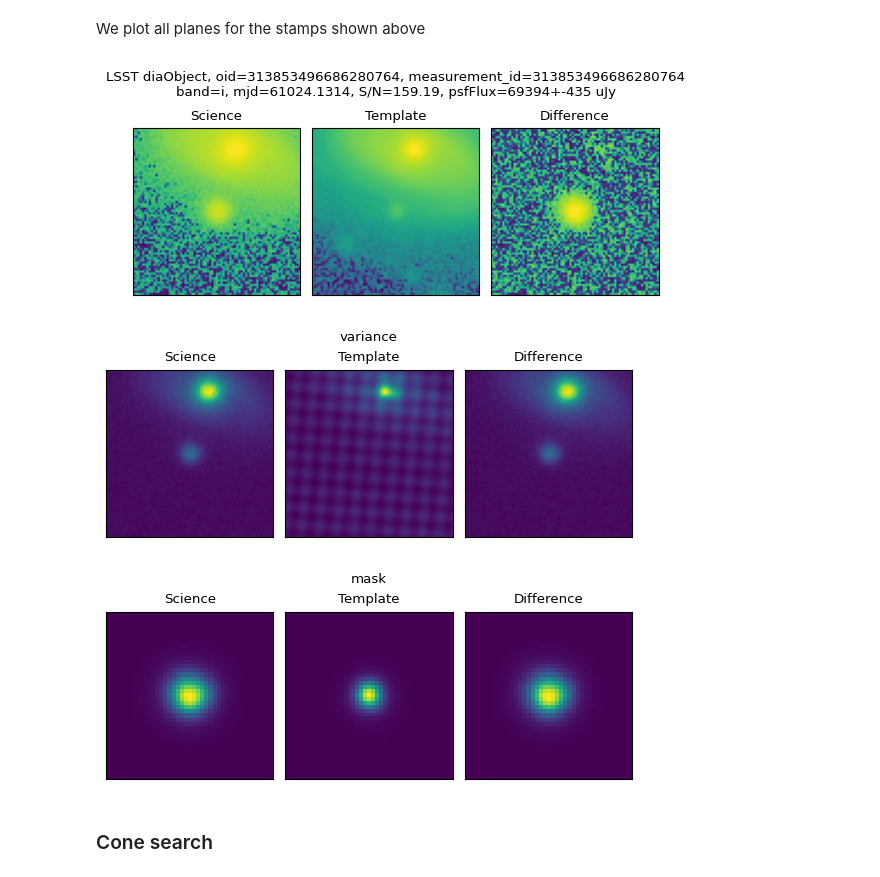
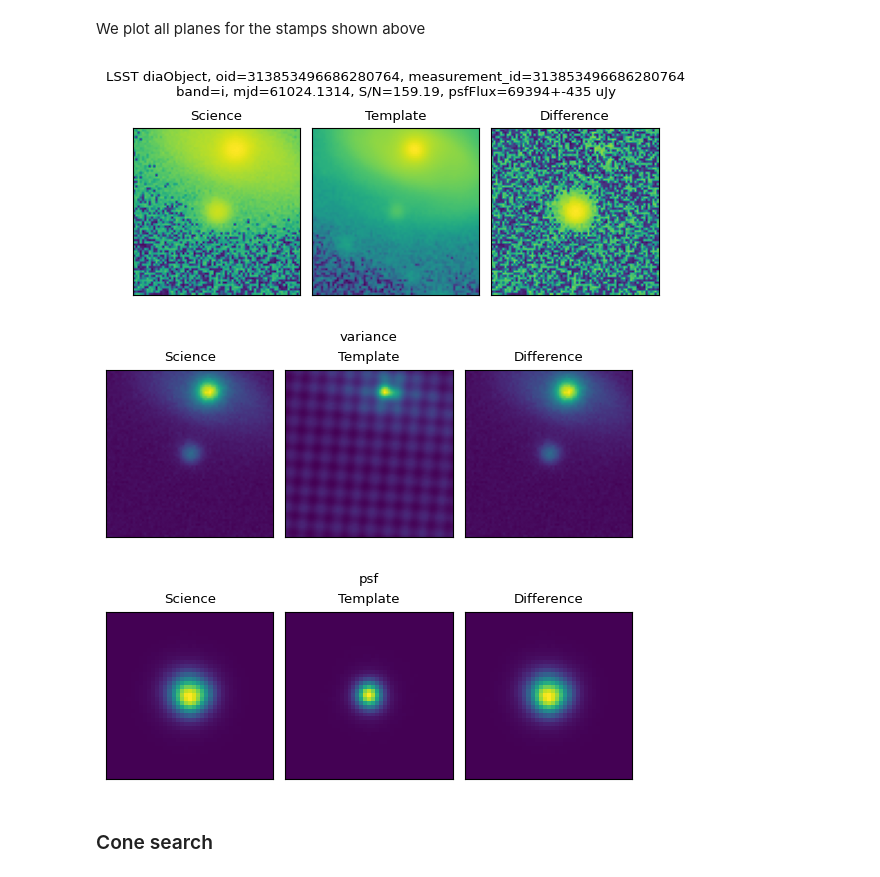
Before and after one commit to alercebroker/usecases, a Jupyter notebook: notebooks/LSST/ALeRCE_LSST_Client_Queries.ipynb, the cells around one changed output. Cells and saved outputs as stored; diff of their text form; code cells hidden in the pictures.

Commit message:
Updated client and lib use

```diff
--- a/notebooks/LSST/ALeRCE_LSST_Client_Queries.ipynb
+++ b/notebooks/LSST/ALeRCE_LSST_Client_Queries.ipynb
@@ -278,7 +283,7 @@ def set_title(oid=None, sid=None, row=None):
     col_flux = 'psfFlux'
     col_flux_err = 'psfFluxErr'
 
-    title = am.sid_num2str[sid] + ', oid=' + str(oid) + ', ' \
+    title = ms.sid_num2str[sid] + ', oid=' + str(oid) + ', ' \
             + 'measurement_id=' + str(row['measurement_id']) + '\n' \
             + 'band=' + row['band_name'] + ', ' \
             + 'mjd=%.4f' % row['mjd'] + ', ' \
@@ -288,7 +293,7 @@ def set_title(oid=None, sid=None, row=None):
 
     return title
 # %%
-df_stamps = ms.query_stamps(df_objs=df_dets_this, survey='lsst', sid=1)
+df_stamps = ms.query_stamps(client=alerce_client, df_objs=df_dets_this, survey='lsst', sid=1)
 print(df_stamps.columns)
 # %% [output]
 Index(['measurement_id', 'flux_Science_data', 'flux_Science_header',
@@ -360,10 +362,12 @@
 # %%
-include_variance_and_mask = True
+include_variance_and_psf = True
 
 df_stamps = ms.query_stamps(
+    client=alerce_client,
     df_objs=df_dets_this,
+    survey='lsst',
     sid=sid,
-    include_variance_and_mask=include_variance_and_mask
+    include_variance_and_psf=include_variance_and_psf
 )
 print(df_stamps.columns)
 # %% [output]
@@ -378,8 +382,8 @@ Index(['measurement_id', 'flux_Science_data', 'flux_Science_header',
       dtype='object')
 # %%
 cols = []
-for plane in am.image_planes:
-    cols += [plane + '_' + x + '_data' for x in am.image_subtypes]
+for plane in ms.image_planes:
+    cols += [plane + '_' + x + '_data' for x in ms.image_subtypes]
 #print(cols)
 
 for col in cols:
@@ -393,24 +397,20 @@ display(df_stamps[['measurement_id'] + [x.replace('data', 'shape') for x in cols
 We plot all planes for the stamps shown above
 # %%
 for j, row_this in df_dets_this.iterrows():
-    #display(pd.DataFrame(row_this).T)
-
     mask = df_stamps.loc[[j]]['measurement_id'] == row_this['measurement_id']
     obj = df_stamps.loc[[j]][mask]
-    #display(obj)
 
     for i, row in obj.iterrows():
-        #display(row)
         title = set_title(oid=i, sid=sid, row=row_this)
-        for plane in am.image_planes:
+        for plane in ms.image_planes:
             title_aux = title if plane == 'flux' else plane
             title_offset = 0.72 if plane == 'flux' else 0.7
             ms.plot_stamps(row, plane=plane, title=title_aux,
                            fontsize=fontsize, title_offset=title_offset)
 # %% [output]
 [figure]
 [figure]
-[figure, old version]
+[figure, new version]
 # %% [markdown]
 ### Cone search <a class='anchor' id='conesearch'></a>
 # %% [markdown]
```
Also changed, not shown: parts of 15 cells of this notebook, 3 other files.
